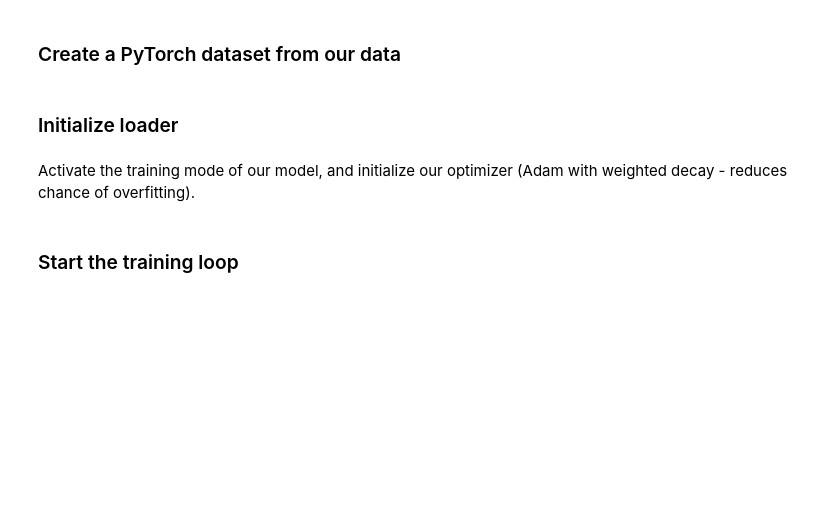
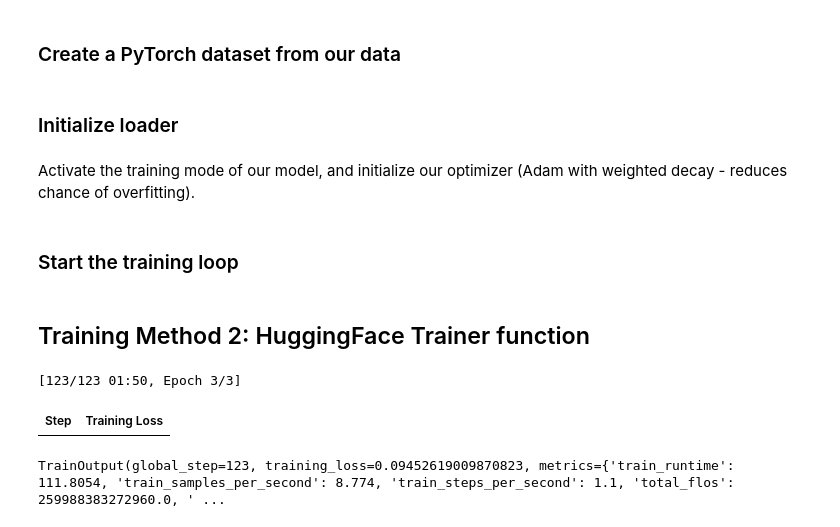
Before and after one commit to Azizkhaled/NLP-Concepts-and-Transformers, a Jupyter notebook: Projects/TrainingPretrainedBert/MLM_NSP_Training.ipynb, the cells around one changed output. Drawn from its saved outputs; the diff is of its cells as text; code cells hidden in the pictures; blank space fills up the shorter version.

```diff
--- a/Projects/TrainingPretrainedBert/MLM_NSP_Training.ipynb
+++ b/Projects/TrainingPretrainedBert/MLM_NSP_Training.ipynb
@@ -201,3 +203,21 @@ for epoch in range(epochs):
         # print relevant info to progress bar
         loop.set_description(f'Epoch {epoch}')
         loop.set_postfix(loss=loss.item())
+# %% [markdown]
+## Training Method 2: HuggingFace Trainer function
+# %%
+from transformers import TrainingArguments
+
+args = TrainingArguments(
+    output_dir='out',
+    per_device_train_batch_size=8,
+    num_train_epochs=3
+)
+# %%
+from transformers import Trainer
+
+trainer = Trainer(
+    model=model,
+    args=args,
+    train_dataset=dataset
+)
@@ -203,0 +226,6 @@ for epoch in range(epochs):
+# %%
+trainer.train()
+# %% [output]
+[123/123 01:50, Epoch 3/3]
+| Step | Training Loss |
+TrainOutput(global_step=123, training_loss=0.09452619009870823, metrics={'train_runtime': 111.8054, 'train_samples_per_second': 8.774, 'train_steps_per_second': 1.1, 'total_flos': 259988383272960.0, ' ...
```
Also changed, not shown: parts of 3 cells of this notebook.
